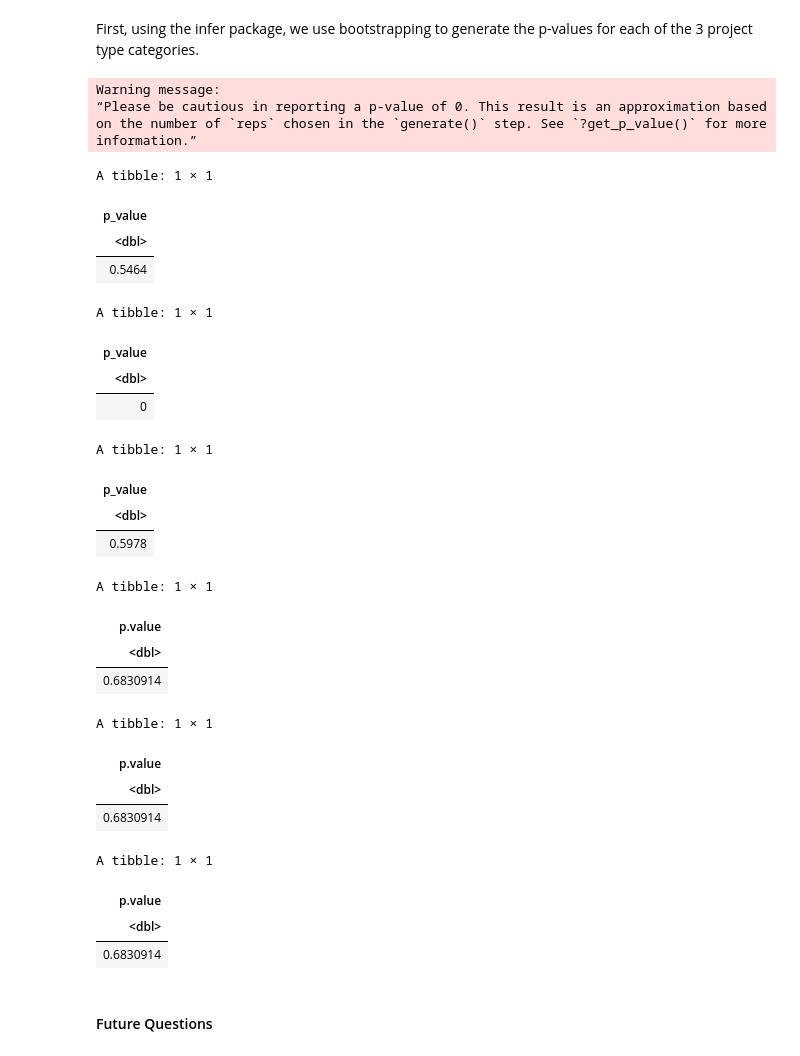
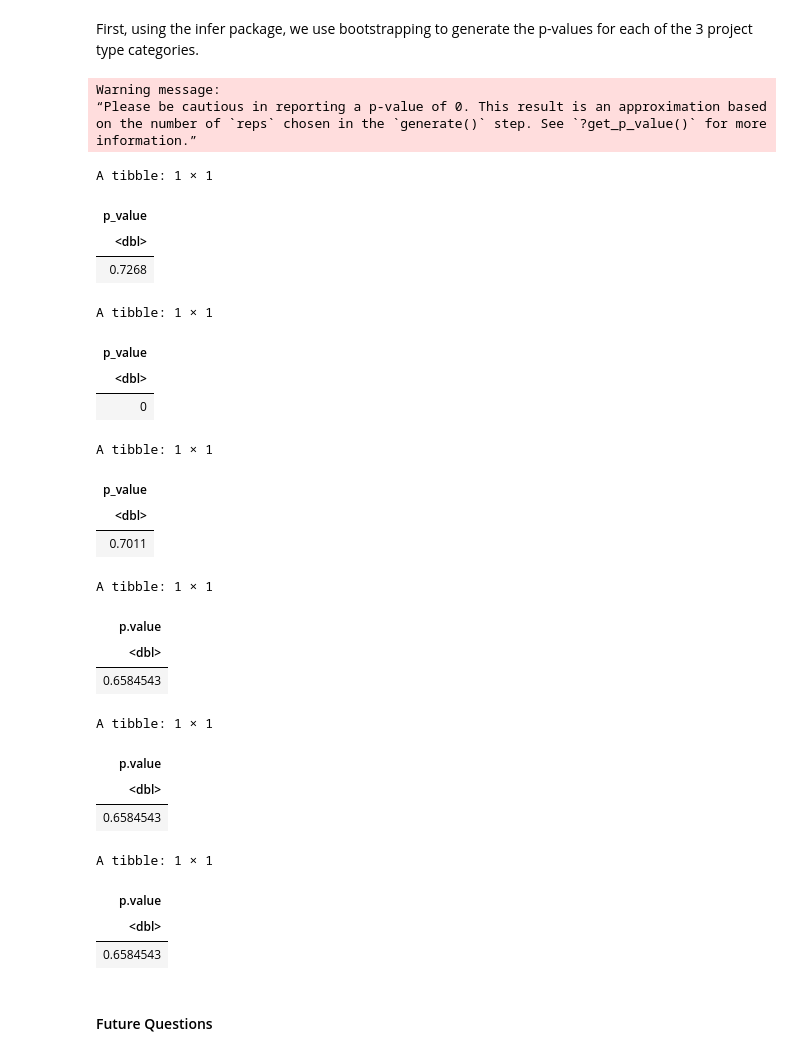
Before and after one commit to ayushtvora/stat-201-project, a Jupyter notebook: report.ipynb, the cells around one changed output. Saved outputs shown, nothing was run; the diff lists cells and outputs as text; code cells hidden in the pictures.

Commit message:
changed two-sided to greater

```diff
--- a/report.ipynb
+++ b/report.ipynb
@@ -245,35 +245,35 @@ set.seed(12345)
 ## Doing it using means intead of props beacuse piazza isnt replying and idk what im doing
 get_bs <- function(dataset, h0) {
    dataset |>
    mutate(is_green_city = as.integer(project_funder == "Greenest City Fund Project")) |>
    specify(response = is_green_city) |>
    hypothesize(null = "point", mu = h0) |>
    generate(reps = 10000, type = "bootstrap") |>
    calculate(stat = "mean")
 }
 
 get_pval_bs <- function(bs, phat) {
-    get_p_value(bs, obs_stat = phat, direction = "two-sided")
+    get_p_value(bs, obs_stat = phat, direction = "right")
 }
 
 access_to_nature_bs <- get_bs(access_to_nature_data, 0.5)
 lighter_footprint_bs <- get_bs(lighter_footprint_data, 0.5)
 local_food_bs <- get_bs(local_food_data, 0.5)
 
 access_to_nature_pval_bs <- get_pval_bs(access_to_nature_bs, access_to_nature_phat)
 lighter_footprint_pval_bs <- get_pval_bs(lighter_footprint_bs, lighter_footprint_phat)
 local_food_pval_bs <- get_pval_bs(local_food_bs, local_food_phat)
 
 access_to_nature_pval_bs
 lighter_footprint_pval_bs
 local_food_pval_bs
 # %% [output]
 Warning message:
 “Please be cautious in reporting a p-value of 0. This result is an approximation based on the number of `reps` chosen in the `generate()` step. See `?get_p_value()` for more information.”
 A tibble: 1 × 1
 | p_value |
 | <dbl> |
-| 0.5464 |
+| 0.7268 |
 A tibble: 1 × 1
 | p_value |
 | <dbl> |
@@ -281,7 +281,7 @@ A tibble: 1 × 1
 A tibble: 1 × 1
 | p_value |
 | <dbl> |
-| 0.5978 |
+| 0.7011 |
 # %%
 ## Visualizing the p value with the Bootstrap Sampling Distribution
 get_viz_bs <- function(bs_data, phat) {
@@ -309,7 +309,7 @@ get_as <- function(dataset, p0) {
 		x = sum(dataset$project_funder == "Greenest City Fund Project"), # number of success
 		n = nrow(dataset), # number of trials
 		p = p0, # the value of p0
-		alternative = "two.sided", # the alternative hypothesis. Can also be "less", "greater"
+		alternative = "greater", # the alternative hypothesis. Can also be "less", "greater"
 		conf.level = 0.95, # the desired confidence level
 		correct = FALSE))
 }
@@ -335,15 +335,15 @@ local_food_pval_as
 A tibble: 1 × 1
 | p.value |
 | <dbl> |
-| 0.6830914 |
+| 0.6584543 |
 A tibble: 1 × 1
 | p.value |
 | <dbl> |
-| 0.6830914 |
+| 0.6584543 |
 A tibble: 1 × 1
 | p.value |
 | <dbl> |
-| 0.6830914 |
+| 0.6584543 |
 # %% [markdown]
 #### Future Questions
 # %% [markdown]
```
Also changed, not shown: parts of 1 cell of this notebook.
